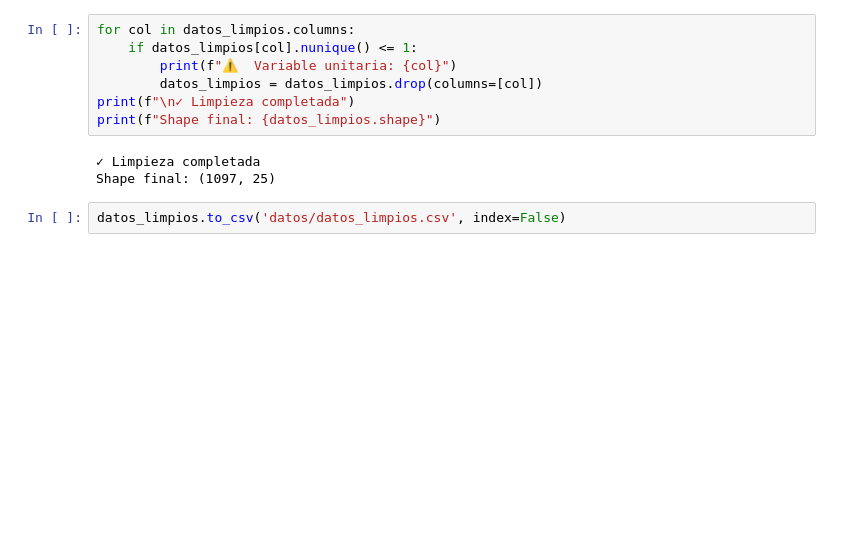
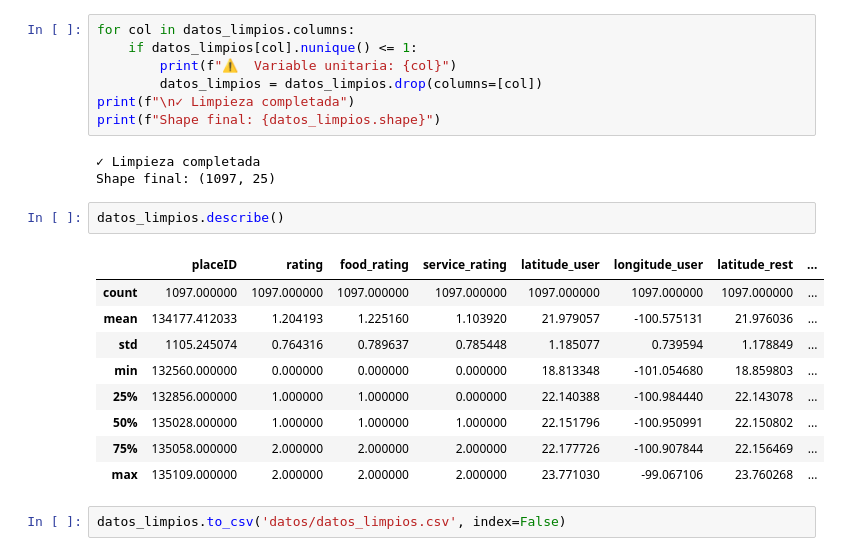
Before and after one commit to somexav/ciencia_datos_examen, a Jupyter notebook: examen.ipynb, the cells around one changed output. Saved outputs shown, nothing was run; the diff lists cells and outputs as text; blank space fills up the shorter version.

```diff
--- a/examen.ipynb
+++ b/examen.ipynb
@@ -576,6 +565,18 @@ print(f"Shape final: {datos_limpios.shape}")
 # %% [output]
 ✓ Limpieza completada
 Shape final: (1097, 25)
+# %%
+datos_limpios.describe()
+# %% [output]
+|  | placeID | rating | food_rating | service_rating | latitude_user | longitude_user | latitude_rest | ... |
+| count | 1097.000000 | 1097.000000 | 1097.000000 | 1097.000000 | 1097.000000 | 1097.000000 | 1097.000000 | ... |
+| mean | 134177.412033 | 1.204193 | 1.225160 | 1.103920 | 21.979057 | -100.575131 | 21.976036 | ... |
+| std | 1105.245074 | 0.764316 | 0.789637 | 0.785448 | 1.185077 | 0.739594 | 1.178849 | ... |
+| min | 132560.000000 | 0.000000 | 0.000000 | 0.000000 | 18.813348 | -101.054680 | 18.859803 | ... |
+| 25% | 132856.000000 | 1.000000 | 1.000000 | 0.000000 | 22.140388 | -100.984440 | 22.143078 | ... |
+| 50% | 135028.000000 | 1.000000 | 1.000000 | 1.000000 | 22.151796 | -100.950991 | 22.150802 | ... |
+| 75% | 135058.000000 | 2.000000 | 2.000000 | 2.000000 | 22.177726 | -100.907844 | 22.156469 | ... |
+| max | 135109.000000 | 2.000000 | 2.000000 | 2.000000 | 23.771030 | -99.067106 | 23.760268 | ... |
 # %%
 datos_limpios.to_csv('datos/datos_limpios.csv', index=False)
 # %% [markdown]
```
Also changed, not shown: parts of 12 cells of this notebook, 10 other files.
